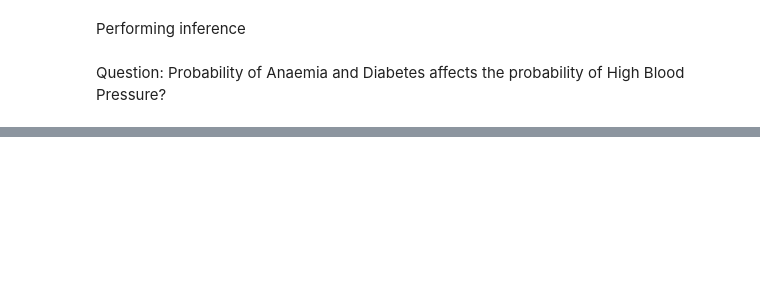
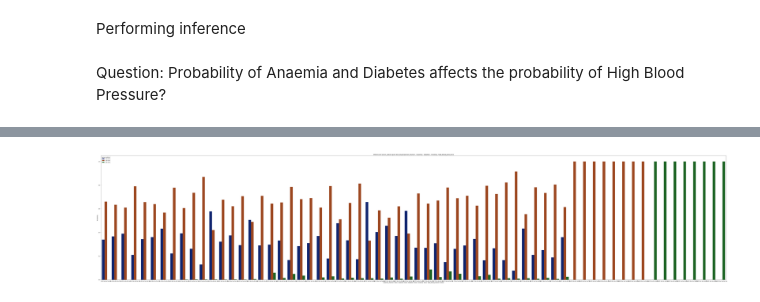
Before and after one commit to PtrTella/BayesianNetwork, a Jupyter notebook: CLASSIFY.ipynb, the cells around one changed output, grey strips where cells are left out. Cells and saved outputs as stored; diff of their text form; code cells hidden in the pictures; blank space fills up the shorter version.

```diff
--- a/CLASSIFY.ipynb
+++ b/CLASSIFY.ipynb
@@ -409,0 +383,6 @@ inference(markov_blanket1, 'serum_sodium', network)
+# %%
+evidences = {markov_blanket1[i]:None for i in range(len(markov_blanket1))}
+inf = inference(evidences, 'serum_sodium', network)
+plot_bar(inf, 'Inference of serum_sodium given {}'.format(evidences.keys()), evidences, 'serum_sodium', fig_size=(100, 20))
+# %% [output]
+[figure, added]
```
Also changed, not shown: parts of 29 cells of this notebook.
